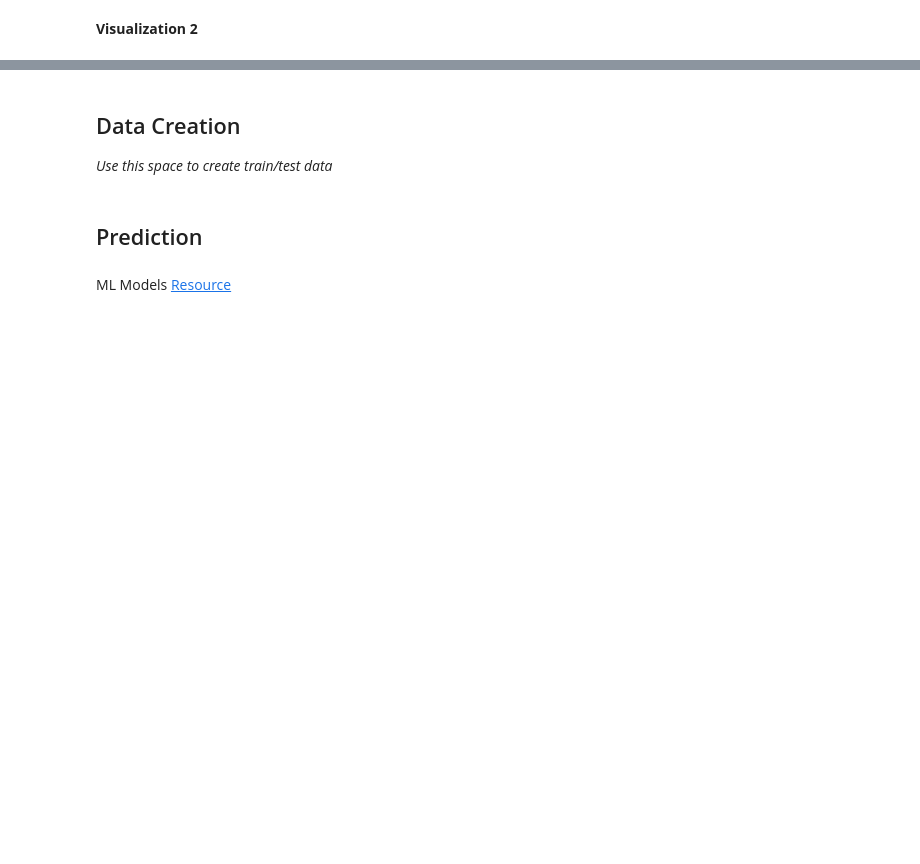
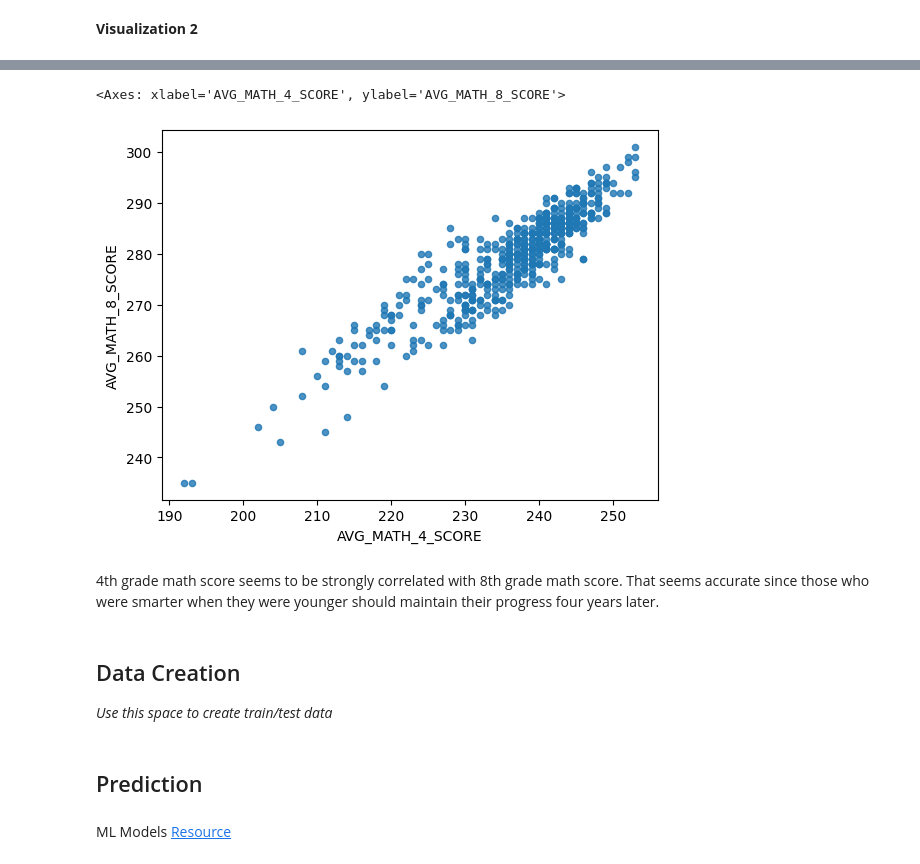
Before and after one commit to nnayudu8/MDST-Tutorials, a Jupyter notebook: tutorial1/checkpoint1.ipynb, the cells around one changed output, grey strips where cells are left out. Drawn from its saved outputs; the diff is of its cells as text; code cells hidden in the pictures; blank space fills up the shorter version.

```diff
--- a/tutorial1/checkpoint1.ipynb
+++ b/tutorial1/checkpoint1.ipynb
@@ -92,3 +164,10 @@ Investigate the relationship between your chosen response variable and at least
+# %%
+df.plot.scatter(x='AVG_MATH_4_SCORE', y='AVG_MATH_8_SCORE', alpha=0.8)
+# %% [output]
+<Axes: xlabel='AVG_MATH_4_SCORE', ylabel='AVG_MATH_8_SCORE'>
+[figure, added]
+# %% [markdown]
+4th grade math score seems to be strongly correlated with 8th grade math score. That seems accurate since those who were smarter when they were younger should maintain their progress four years later.
 # %% [markdown]
 <h2> Data Creation </h2>
 
```
Also changed, not shown: parts of 27 cells of this notebook, 2 other files.
